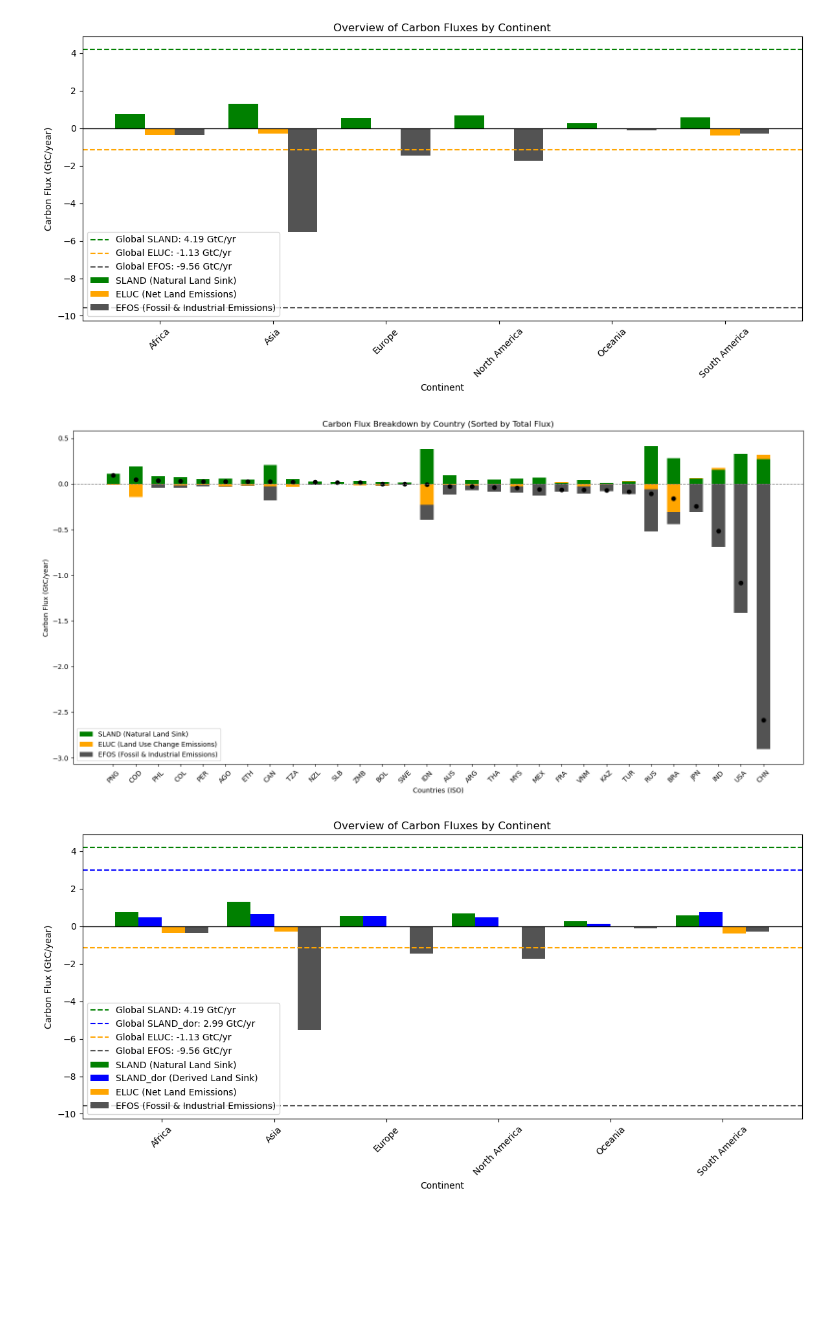
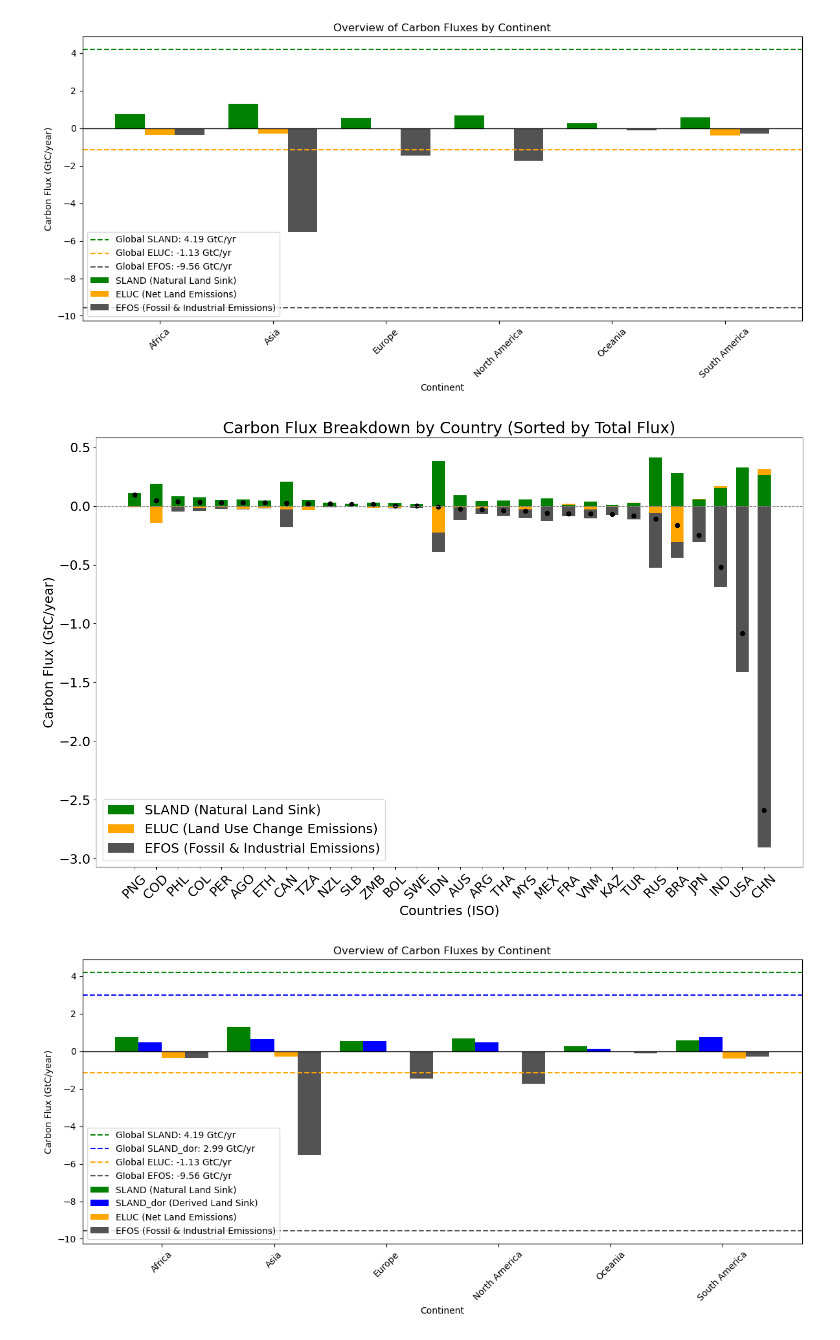
Before and after one commit to isaldiviagonzatti/landCSinkWealth, a Jupyter notebook: code/main.ipynb, the cells around one changed output. Saved outputs shown, nothing was run; the diff lists cells and outputs as text; code cells hidden in the pictures; blank space fills up the shorter version.

Commit message:
Font Size Figures

```diff
--- a/code/main.ipynb
+++ b/code/main.ipynb
@@ -1125,6 +1125,9 @@ sland_values = top_countries["SLAND"]  # Domestic SLAND contributions
 # Define bar width and positions
 bar_width = 0.6
 x = np.arange(len(countries))
+
+# Set global font size
+plt.rcParams.update({"font.size": 18})  # Adjust the value for desired font size
 
 # Create the plot
 fig, ax = plt.subplots(figsize=(10, 6))
@@ -1501,8 +1504,11 @@ eluc_values = country_df["ELUC"]
 efos_values = country_df["EFOS"]
 totals = country_df["Total"]
 
+# Set global font size
+plt.rcParams.update({"font.size": 18})  # Adjust the value for desired font size
+
 # Bar chart settings
-fig, ax = plt.subplots(figsize=(16, 8))
+fig, ax = plt.subplots(figsize=(15, 10))
 
 # Bar settings
 bar_width = 0.6  # Width of each bar
@@ -1577,35 +1583,35 @@ for i in range(len(countries)):
             color="#535353",
             bottom=negative_stack[i],
             label="EFOS (Fossil & Industrial Emissions)" if i == 0 else "",
         )
         negative_stack[i] += efos_values.iloc[i]
 
 # Plot the dot at the total value for each country
 ax.plot(
     x,
     totals,
     color="black",
     linestyle="None",
     marker="o",
     markersize=6,
     label="Total (SLAND + ELUC + EFOS)" if i == 0 else "",
 )
 
 # Formatting
 ax.set_xticks(x)
-ax.set_xticklabels(countries, rotation=45, fontsize=10)
+ax.set_xticklabels(countries, rotation=45)
 ax.set_xlabel("Countries (ISO)")
 ax.set_ylabel("Carbon Flux (GtC/year)")
 ax.set_title("Carbon Flux Breakdown by Country (Sorted by Total Flux)")
 ax.axhline(0, color="gray", linestyle="--", linewidth=1)  # Zero reference line
 ax.legend()
 
 # Adjust layout and show
 plt.tight_layout()
 plt.savefig(imgDir + "carbon_fluxes_by_country_sorted.jpg", format="jpg")
 plt.show()
 # %% [output]
-[figure, old version]
+[figure, new version]
 # %%
 # Plotting
 fig, ax = plt.subplots(figsize=(12, 6))
```
Also changed, not shown: parts of 5 cells of this notebook, 6 other files.
